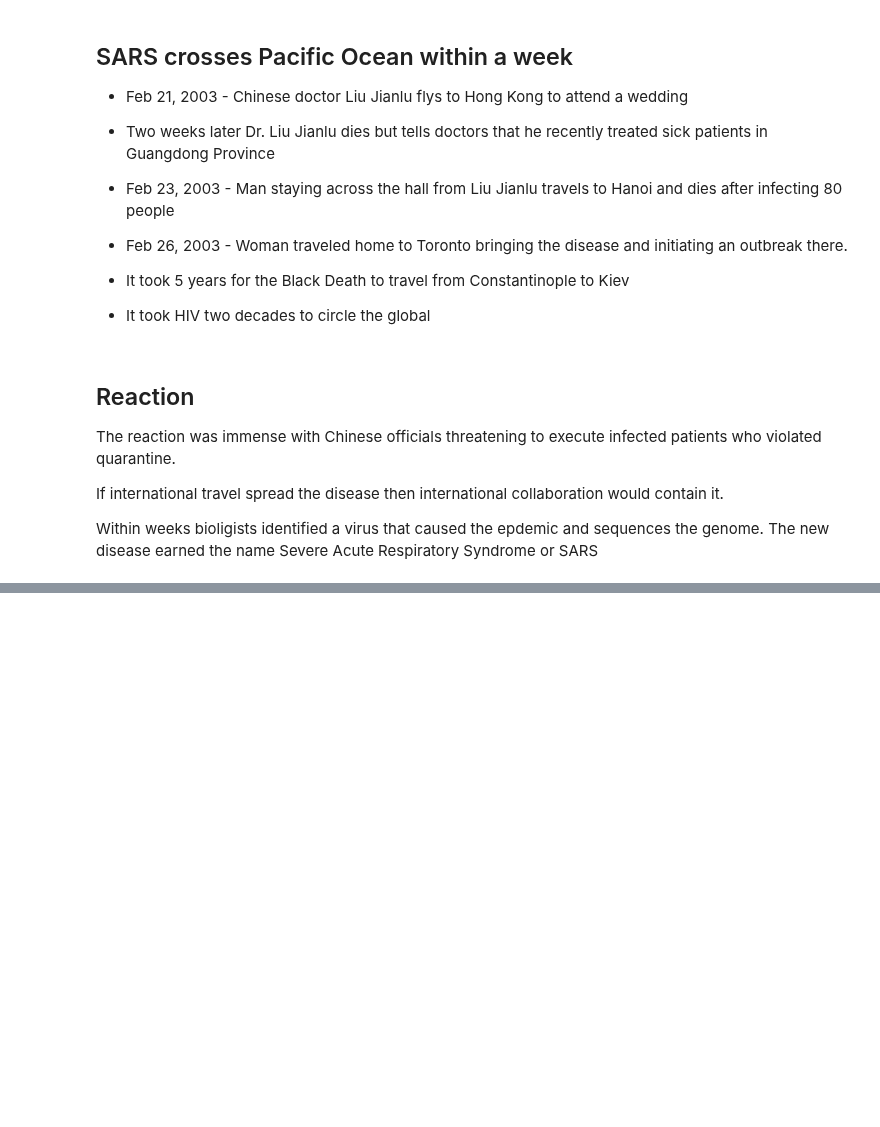
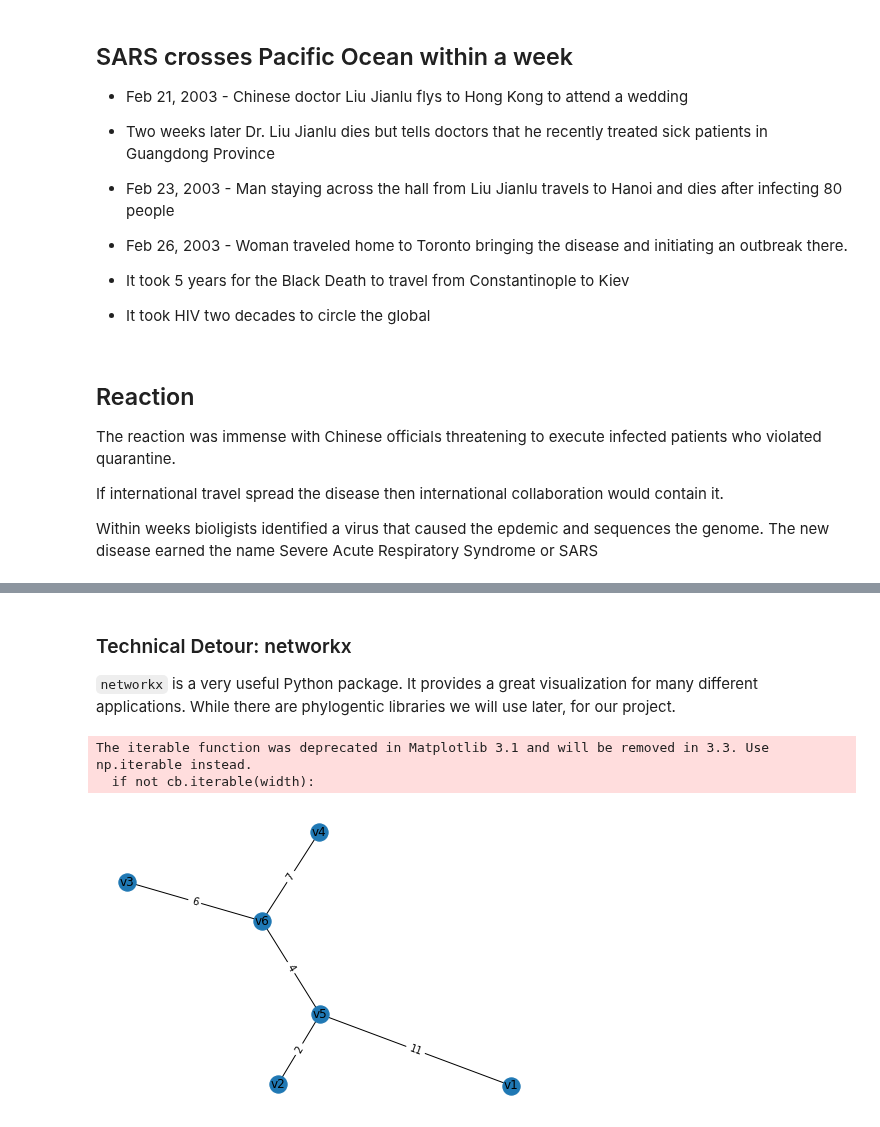
Before and after one commit to anderson-github-classroom/csc-448-student, a Jupyter notebook: labs/Lab2.ipynb, the cells around one changed output, grey strips where cells are left out. Drawn from its saved outputs; the diff is of its cells as text; code cells hidden in the pictures; blank space fills up the shorter version.

```diff
--- a/labs/Lab2.ipynb
+++ b/labs/Lab2.ipynb
@@ -332,0 +95,40 @@ Position: 3923621
+# %% [markdown]
+### Technical Detour: networkx
+``networkx`` is a very useful Python package. It provides a great visualization for many different applications. While there are phylogentic libraries we will use later, for our project.
+# %%
+%matplotlib inline
+
+import networkx as nx
+
+G = nx.Graph()
+
+G.add_edge('v1', 'v5', weight=11)
+G.add_edge('v2', 'v5', weight=2)
+G.add_edge('v5', 'v6', weight=4)
+G.add_edge('v6', 'v3', weight=6)
+G.add_edge('v6', 'v4', weight=7)
+# %%
+import copy
+import pandas as pd
+
+def show(T):
+    T = copy.deepcopy(T)
+    labels = nx.get_edge_attributes(T,'weight')
+    max_value = 0
+    for n1,n2 in T.edges():
+        if T[n1][n2]['weight'] > max_value:
+            max_value = T[n1][n2]['weight']
+    for n1,n2 in T.edges():
+        T[n1][n2]['weight']=max_value - T[n1][n2]['weight'] + 3
+    pos=nx.spring_layout(T)
+    nx.draw(T,pos,with_labels=True)
+    nx.draw_networkx_edge_labels(T,pos,edge_labels=labels);
+
+def show_adj(T):
+    return pd.DataFrame(nx.adjacency_matrix(T).todense(),index=T.nodes(),columns=T.nodes())
+# %%
+show(G)
+# %% [output]
+The iterable function was deprecated in Matplotlib 3.1 and will be removed in 3.3. Use np.iterable instead.
+  if not cb.iterable(width):
+[figure, added]
```
Also changed, not shown: parts of 84 cells of this notebook, 5 other files.
